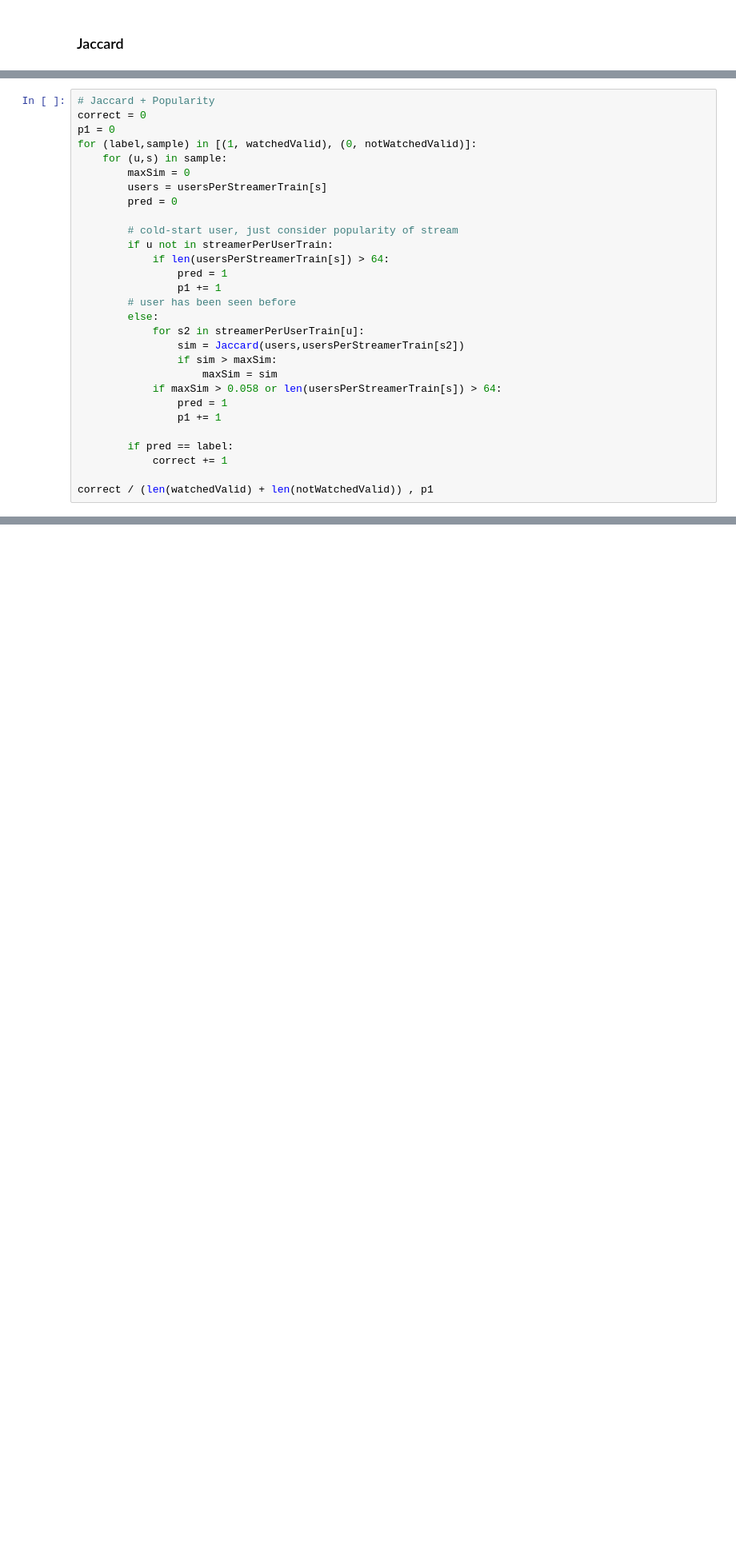
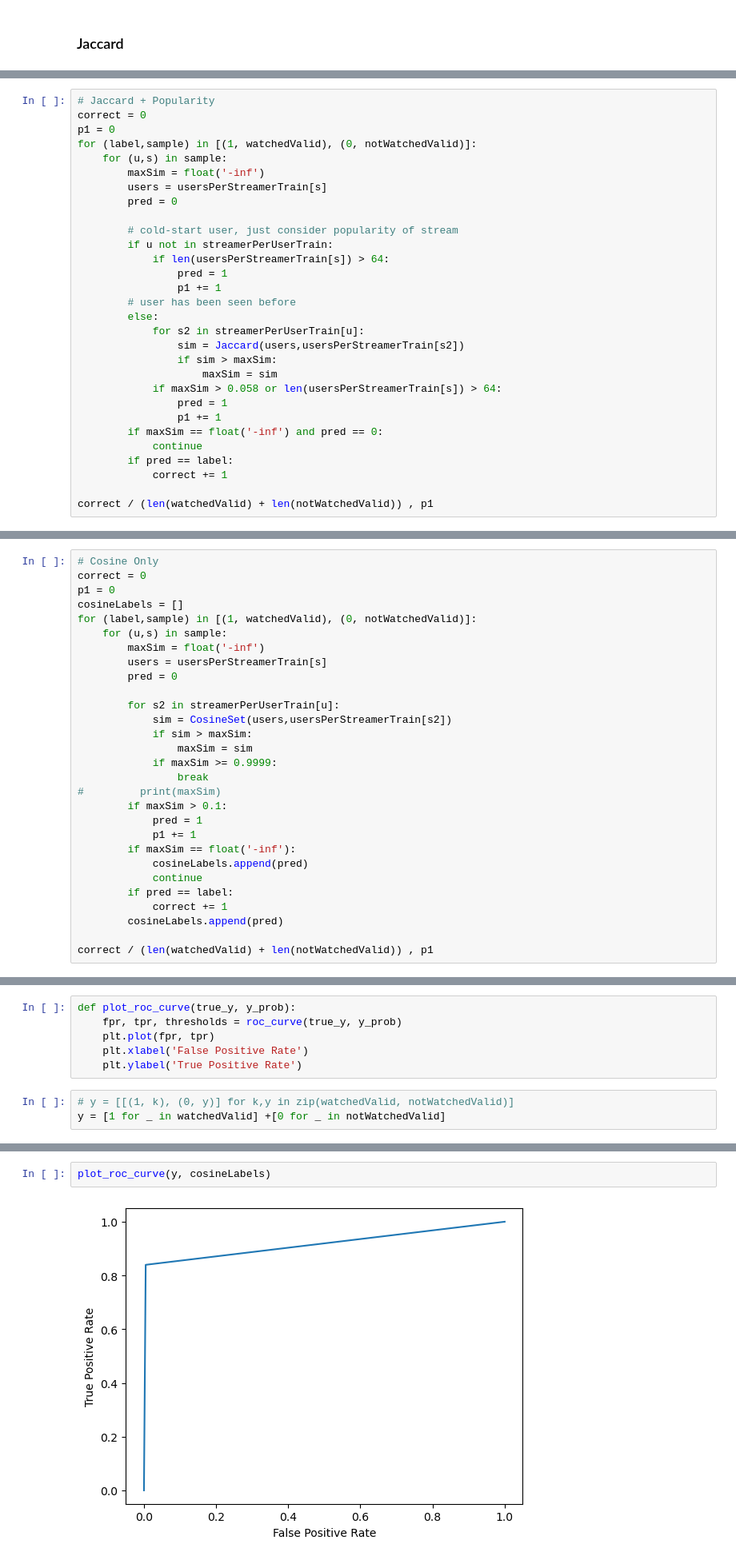
Before and after one commit to garrett-lam/twitchRec, a Jupyter notebook: twitchRec.ipynb, the cells around one changed output, grey strips where cells are left out. Shown: that part at 80% size. Saved outputs shown, nothing was run; the diff lists cells and outputs as text; blank space fills up the shorter version.

Commit message:
roc auc, cosine sim, bpr

```diff
--- a/twitchRec.ipynb
+++ b/twitchRec.ipynb
@@ -371,7 +386,7 @@ correct = 0
 p1 = 0
 for (label,sample) in [(1, watchedValid), (0, notWatchedValid)]:
     for (u,s) in sample:
-        maxSim = 0
+        maxSim = float('-inf')
         users = usersPerStreamerTrain[s]
         pred = 0
 
@@ -389,7 +404,8 @@ for (label,sample) in [(1, watchedValid), (0, notWatchedValid)]:
             if maxSim > 0.058 or len(usersPerStreamerTrain[s]) > 64:
                 pred = 1
                 p1 += 1
-
+        if maxSim == float('-inf') and pred == 0:
+            continue
         if pred == label:
             correct += 1
 
@@ -398,0 +425,29 @@ correct / (len(watchedValid) + len(notWatchedValid)) , p1
+# %%
+# Cosine Only
+correct = 0
+p1 = 0
+cosineLabels = []
+for (label,sample) in [(1, watchedValid), (0, notWatchedValid)]:
+    for (u,s) in sample:
+        maxSim = float('-inf')
+        users = usersPerStreamerTrain[s]
+        pred = 0
+
+        for s2 in streamerPerUserTrain[u]:
+            sim = CosineSet(users,usersPerStreamerTrain[s2])
+            if sim > maxSim:
+                maxSim = sim
+            if maxSim >= 0.9999:
+                break
+#         print(maxSim)
+        if maxSim > 0.1:
+            pred = 1
+            p1 += 1
+        if maxSim == float('-inf'):
+            cosineLabels.append(pred)
+            continue
+        if pred == label:
+            correct += 1
+        cosineLabels.append(pred)
+
+correct / (len(watchedValid) + len(notWatchedValid)) , p1
@@ -398,0 +543,9 @@ correct / (len(watchedValid) + len(notWatchedValid)) , p1
+# %%
+def plot_roc_curve(true_y, y_prob):
+    fpr, tpr, thresholds = roc_curve(true_y, y_prob)
+    plt.plot(fpr, tpr)
+    plt.xlabel('False Positive Rate')
+    plt.ylabel('True Positive Rate')
+# %%
+# y = [[(1, k), (0, y)] for k,y in zip(watchedValid, notWatchedValid)]
+y = [1 for _ in watchedValid] +[0 for _ in notWatchedValid]
@@ -398,0 +572,4 @@ correct / (len(watchedValid) + len(notWatchedValid)) , p1
+# %%
+plot_roc_curve(y, cosineLabels)
+# %% [output]
+[figure, added]
```
Also changed, not shown: parts of 20 cells of this notebook.
